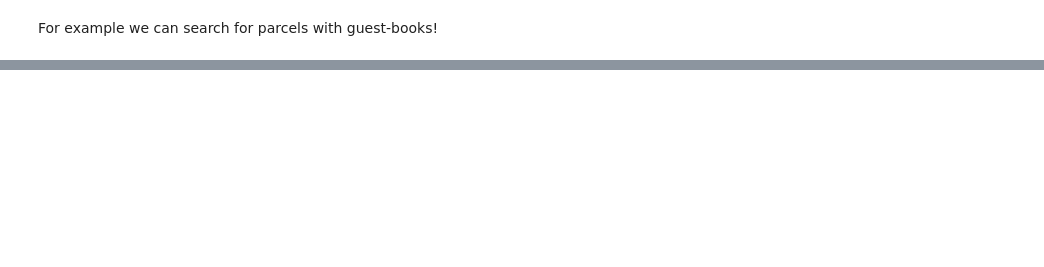
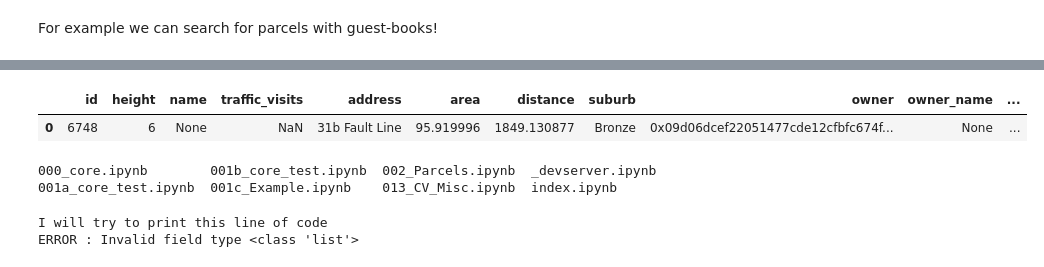
Before and after one commit to 3Diot/3Diot.github.io, a Jupyter notebook: blog/notebooks/002_Parcels.ipynb, the cells around one changed output, grey strips where cells are left out. Saved outputs shown, nothing was run; the diff lists cells and outputs as text; code cells hidden in the pictures; blank space fills up the shorter version.

```diff
--- a/blog/notebooks/002_Parcels.ipynb
+++ b/blog/notebooks/002_Parcels.ipynb
@@ -200,7 +220,0 @@ And display it on a map
-# %%
-#hide_input
-# .head().map(lambda z: z)
-import numpy as np
-testgdf['color'] = np.where( testgdf['book-position'].notnull(),1, 2)
-# testgdf[ ( testgdf['island'] == 'Scarcity' ) & ( testgdf['book-position'].notnull() ) ].plot(column='color')
-testgdf[ ( testgdf['island'] == 'Scarcity' ) ].plot(column='color')
@@ -218,0 +221,10 @@ fingdf['bounds'] = tuple(  fingdf['geometry'].bounds[x:x + 2]
+# %%
+testgdf.head(1)
+# %% [output]
+|  | id | height | name | traffic_visits | address | area | distance | suburb | owner | owner_name | ... |
+| 0 | 6748 | 6 | None | NaN | 31b Fault Line | 95.919996 | 1849.130877 | Bronze | 0x09d06dcef22051477cde12cfbfc674f... | None | ... |
+# %%
+ls
+# %% [output]
+000_core.ipynb        001b_core_test.ipynb  002_Parcels.ipynb  _devserver.ipynb
+001a_core_test.ipynb  001c_Example.ipynb    013_CV_Misc.ipynb  index.ipynb
@@ -218,0 +233,9 @@ fingdf['bounds'] = tuple(  fingdf['geometry'].bounds[x:x + 2]
+# %%
+try:
+  print("I will try to print this line of code")
+  testgdf.to_file("../data/guest-books.geojson")
+except Exception as e:
+	print("ERROR : "+str(e))
+# %% [output]
+I will try to print this line of code
+ERROR : Invalid field type <class 'list'>
```
Also changed, not shown: parts of 19 cells of this notebook, 3 other files.
